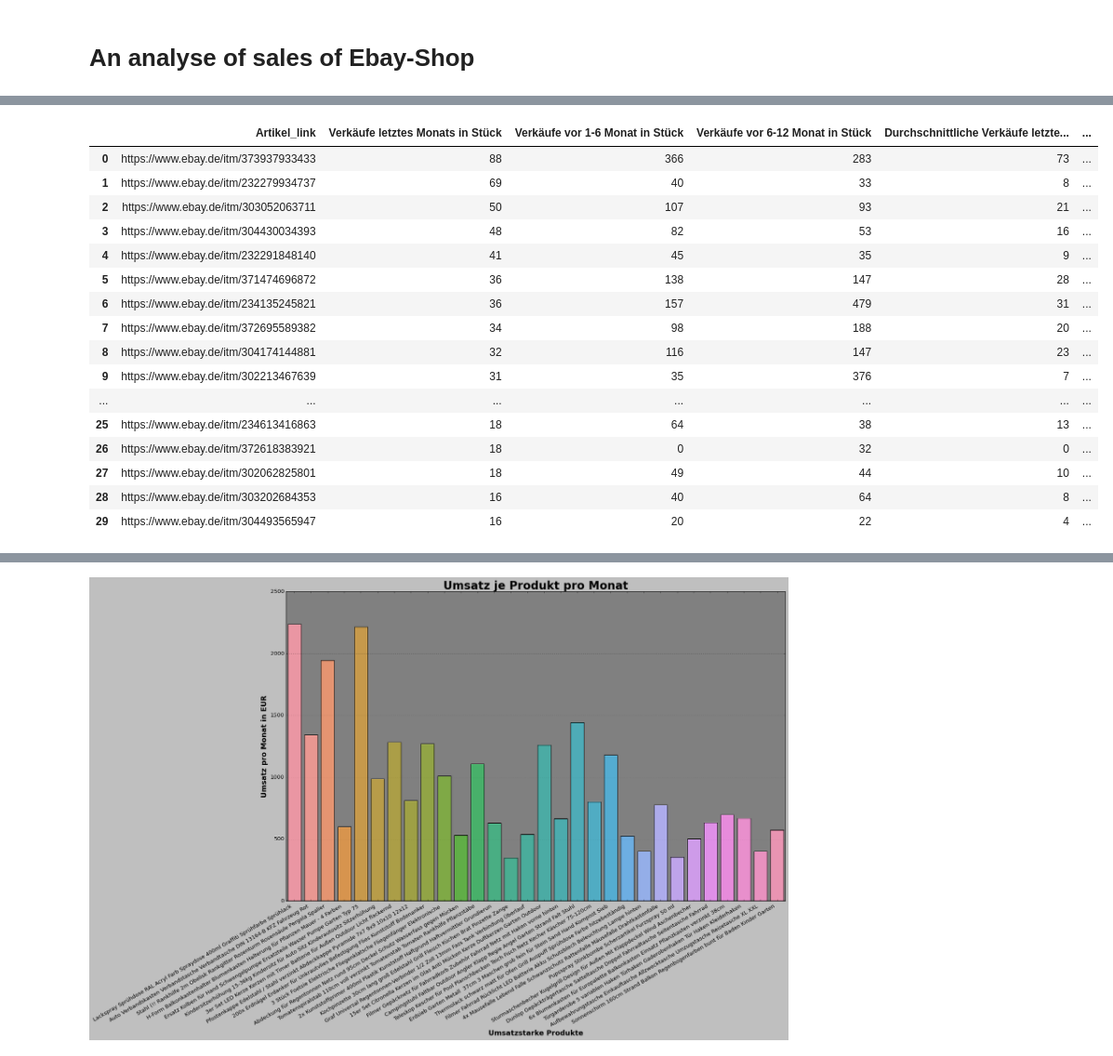
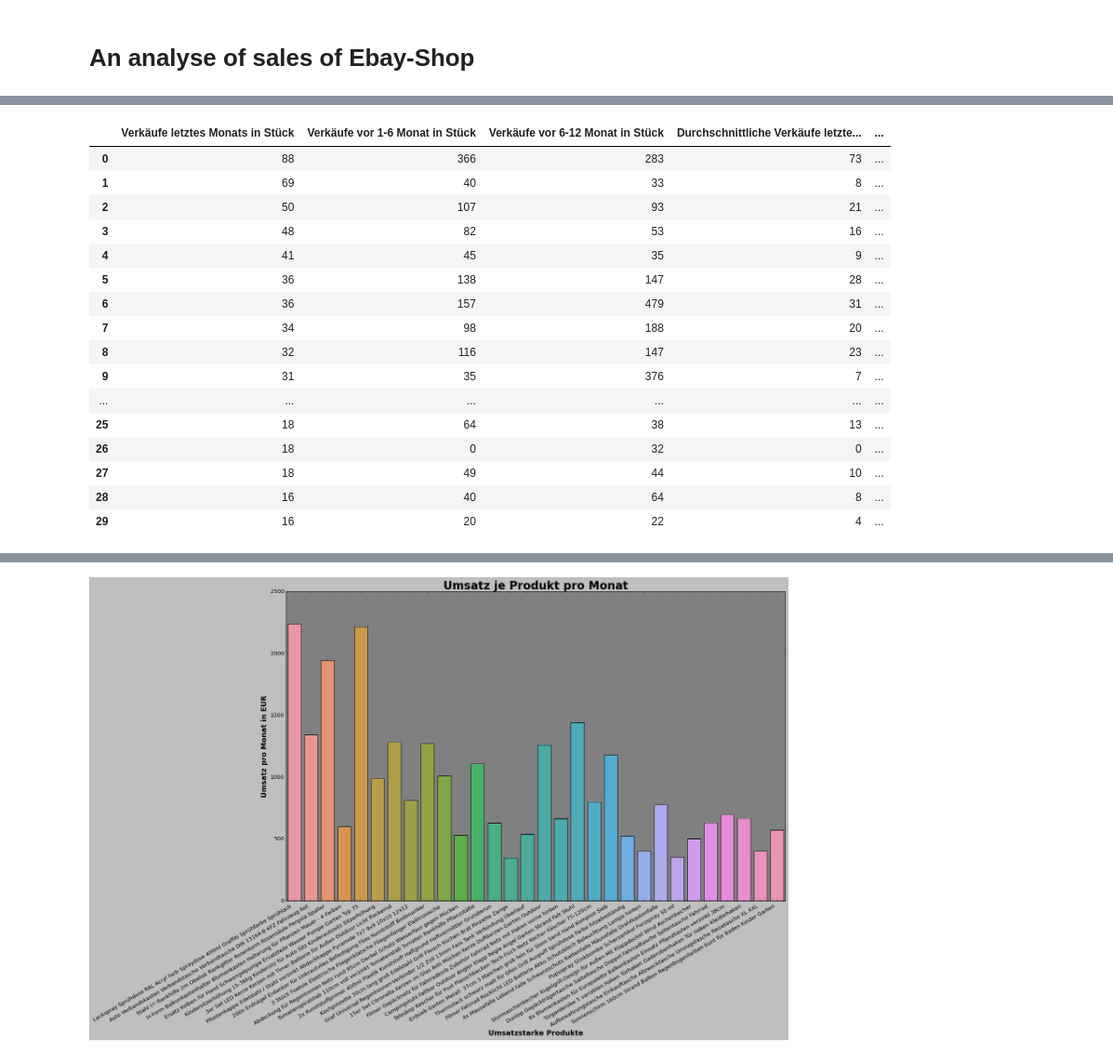
Before and after one commit to isaacduong/eBay_Amazon_dpd_data_analyzer, a Jupyter notebook: sales_analysis.ipynb, the cells around one changed output, grey strips where cells are left out. Shown at 93% size. Saved outputs shown, nothing was run; the diff lists cells and outputs as text; code cells hidden in the pictures.

```diff
--- a/sales_analysis.ipynb
+++ b/sales_analysis.ipynb
@@ -171,5 +158,6 @@ full_df = create_full_table(CFG.shop_name)
 # %%
 def format_table(df):
+    """function for formatting the df"""
 
     df = convert_datatype(df)
     df = fill_nan(df) # fill nan value in item number and item link column
@@ -178,6 +166,7 @@ def format_table(df):
     print(f'{df.isnull().sum().sum()} NaN value(s) after dropna')
 
     return df
-formated_table = format_table(full_df)
+
+formatted_table = format_table(full_df)
 # %% [output]
 0 NaN value(s) after dropna
@@ -219,51 +199,52 @@ best_selling_revenue = create_revenue_columns(best_selling)
 def highest_demand_products(df,num):
 
     letzter_monat = df.loc[df['Zeitraum'].isin(['Letzter Monat']),'Artikel_link'].value_counts()
     letzte_6_monate= df.loc[df['Zeitraum'].isin(['Letzte 6 Monate']),'Artikel_link'].value_counts()
     letzte_6_12_monate = df.loc[df['Zeitraum'].isin(['Letztes Jahr']),'Artikel_link'].value_counts()
 
     best_sellings = pd.concat([letzter_monat,letzte_6_monate,letzte_6_12_monate],axis=1)
     best_sellings.columns.values[0]='Verkäufe letztes Monats in Stück'
     best_sellings.columns.values[1]='Verkäufe vor 1-6 Monat in Stück'
     best_sellings.columns.values[2]='Verkäufe vor 6-12 Monat in Stück'
 
     best_sellings['Durchschnittliche Verkäufe letzter 6 Monate' ]=best_sellings['Verkäufe vor 1-6 Monat in Stück']/5
     best_sellings['Durchschnittliche Verkäufe vor 6-12 Monat']=best_sellings['Verkäufe vor 6-12 Monat in Stück']/6
     best_sellings['Durchschnittliche Verkäufe letzter 12 Monate']=(best_sellings['Verkäufe vor 1-6 Monat in Stück']\
                                                         + best_sellings['Verkäufe vor 6-12 Monat in Stück'])/11
 
     best_sellings= best_sellings.iloc[:num,:]
     df =  df.loc[:,['Artikelname','Artikel_link','Preis_EUR','Artikelnummer']]. drop_duplicates().set_index('Artikel_link')
 
     best_sellings= best_sellings.reset_index().merge(df,left_on= best_sellings.index, right_on='Artikel_link')
 
     best_sellings_index= best_sellings['Artikel_link'].drop_duplicates().index
 
     best_sellings = best_sellings.loc[best_sellings_index,:].reset_index(drop = True)
     best_sellings = create_revenue_columns(best_sellings)
     best_sellings = change_datatype_to_int(best_sellings)
+    best_sellings['Art_Name'] = best_sellings.Artikelname.apply(short_item_name)
     return best_sellings
 
 best_sellings = highest_demand_products(formated_table,CFG.num_bestsellings)
-best_sellings
+best_sellings.loc[:,~best_sellings.columns.isin(['Artikel_link','Artikelnummer'])]
 # %% [output]
-|  | Artikel_link | Verkäufe letztes Monats in Stück | Verkäufe vor 1-6 Monat in Stück | Verkäufe vor 6-12 Monat in Stück | Durchschnittliche Verkäufe letzte... | ... |
-| 0 | https://www.ebay.de/itm/373937933433 | 88 | 366 | 283 | 73 | ... |
-| 1 | https://www.ebay.de/itm/232279934737 | 69 | 40 | 33 | 8 | ... |
-| 2 | https://www.ebay.de/itm/303052063711 | 50 | 107 | 93 | 21 | ... |
-| 3 | https://www.ebay.de/itm/304430034393 | 48 | 82 | 53 | 16 | ... |
-| 4 | https://www.ebay.de/itm/232291848140 | 41 | 45 | 35 | 9 | ... |
-| 5 | https://www.ebay.de/itm/371474696872 | 36 | 138 | 147 | 28 | ... |
-| 6 | https://www.ebay.de/itm/234135245821 | 36 | 157 | 479 | 31 | ... |
-| 7 | https://www.ebay.de/itm/372695589382 | 34 | 98 | 188 | 20 | ... |
-| 8 | https://www.ebay.de/itm/304174144881 | 32 | 116 | 147 | 23 | ... |
-| 9 | https://www.ebay.de/itm/302213467639 | 31 | 35 | 376 | 7 | ... |
-| ... | ... | ... | ... | ... | ... | ... |
-| 25 | https://www.ebay.de/itm/234613416863 | 18 | 64 | 38 | 13 | ... |
-| 26 | https://www.ebay.de/itm/372618383921 | 18 | 0 | 32 | 0 | ... |
-| 27 | https://www.ebay.de/itm/302062825801 | 18 | 49 | 44 | 10 | ... |
-| 28 | https://www.ebay.de/itm/303202684353 | 16 | 40 | 64 | 8 | ... |
-| 29 | https://www.ebay.de/itm/304493565947 | 16 | 20 | 22 | 4 | ... |
+|  | Verkäufe letztes Monats in Stück | Verkäufe vor 1-6 Monat in Stück | Verkäufe vor 6-12 Monat in Stück | Durchschnittliche Verkäufe letzte... | ... |
+| 0 | 88 | 366 | 283 | 73 | ... |
+| 1 | 69 | 40 | 33 | 8 | ... |
+| 2 | 50 | 107 | 93 | 21 | ... |
+| 3 | 48 | 82 | 53 | 16 | ... |
+| 4 | 41 | 45 | 35 | 9 | ... |
+| 5 | 36 | 138 | 147 | 28 | ... |
+| 6 | 36 | 157 | 479 | 31 | ... |
+| 7 | 34 | 98 | 188 | 20 | ... |
+| 8 | 32 | 116 | 147 | 23 | ... |
+| 9 | 31 | 35 | 376 | 7 | ... |
+| ... | ... | ... | ... | ... | ... |
+| 25 | 18 | 64 | 38 | 13 | ... |
+| 26 | 18 | 0 | 32 | 0 | ... |
+| 27 | 18 | 49 | 44 | 10 | ... |
+| 28 | 16 | 40 | 64 | 8 | ... |
+| 29 | 16 | 20 | 22 | 4 | ... |
 # %%
 def write_best_selling_to_file(df):
 
```
Also changed, not shown: parts of 15 cells of this notebook, 2 other files.
